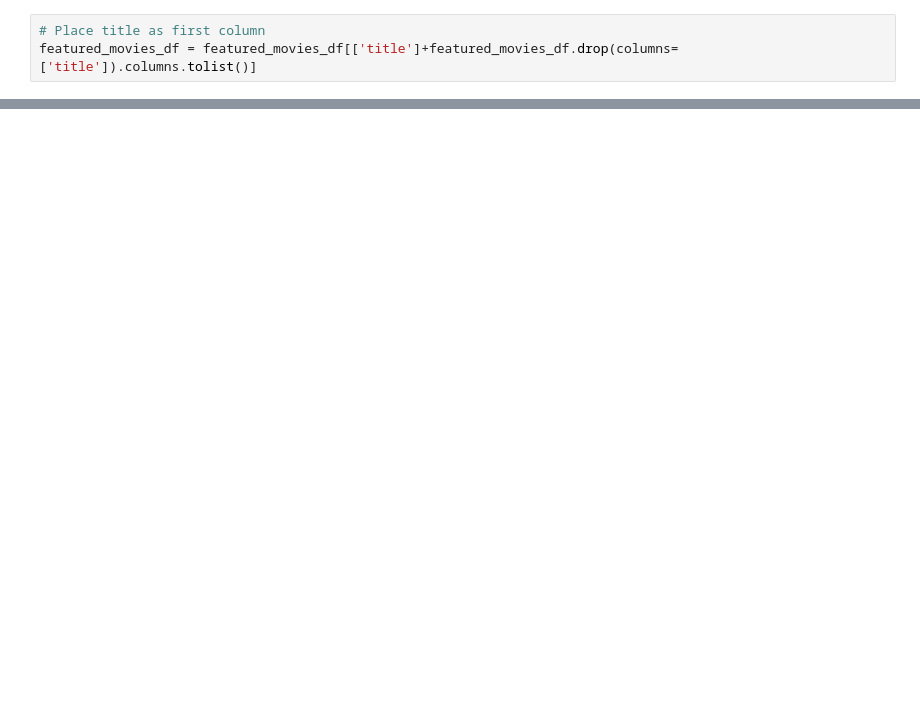
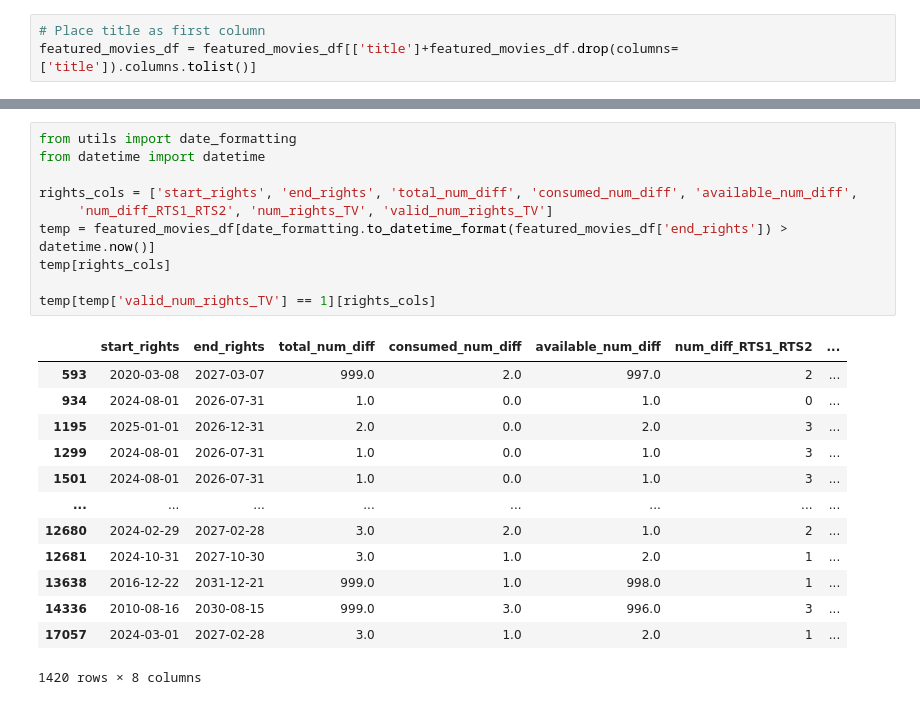
Before and after one commit to charlielopez123/film-recommender, a Jupyter notebook: notebooks/catalog_df.ipynb, the cells around one changed output, grey strips where cells are left out. Cells and saved outputs as stored; diff of their text form; blank space fills up the shorter version.

```diff
--- a/notebooks/catalog_df.ipynb
+++ b/notebooks/catalog_df.ipynb
@@ -99,0 +146,24 @@ featured_movies_df
+# %%
+from utils import date_formatting
+from datetime import datetime
+
+rights_cols = ['start_rights', 'end_rights', 'total_num_diff', 'consumed_num_diff', 'available_num_diff',
+     'num_diff_RTS1_RTS2', 'num_rights_TV', 'valid_num_rights_TV']
+temp = featured_movies_df[date_formatting.to_datetime_format(featured_movies_df['end_rights']) > datetime.now()]
+temp[rights_cols]
+
+temp[temp['valid_num_rights_TV'] == 1][rights_cols]
+# %% [output]
+|  | start_rights | end_rights | total_num_diff | consumed_num_diff | available_num_diff | num_diff_RTS1_RTS2 | ... |
+| 593 | 2020-03-08 | 2027-03-07 | 999.0 | 2.0 | 997.0 | 2 | ... |
+| 934 | 2024-08-01 | 2026-07-31 | 1.0 | 0.0 | 1.0 | 0 | ... |
+| 1195 | 2025-01-01 | 2026-12-31 | 2.0 | 0.0 | 2.0 | 3 | ... |
+| 1299 | 2024-08-01 | 2026-07-31 | 1.0 | 0.0 | 1.0 | 3 | ... |
+| 1501 | 2024-08-01 | 2026-07-31 | 1.0 | 0.0 | 1.0 | 3 | ... |
+| ... | ... | ... | ... | ... | ... | ... | ... |
+| 12680 | 2024-02-29 | 2027-02-28 | 3.0 | 2.0 | 1.0 | 2 | ... |
+| 12681 | 2024-10-31 | 2027-10-30 | 3.0 | 1.0 | 2.0 | 1 | ... |
+| 13638 | 2016-12-22 | 2031-12-21 | 999.0 | 1.0 | 998.0 | 1 | ... |
+| 14336 | 2010-08-16 | 2030-08-15 | 999.0 | 3.0 | 996.0 | 3 | ... |
+| 17057 | 2024-03-01 | 2027-02-28 | 3.0 | 1.0 | 2.0 | 1 | ... |
+1420 rows × 8 columns
```
Also changed, not shown: parts of 22 cells of this notebook, 34 other files.
